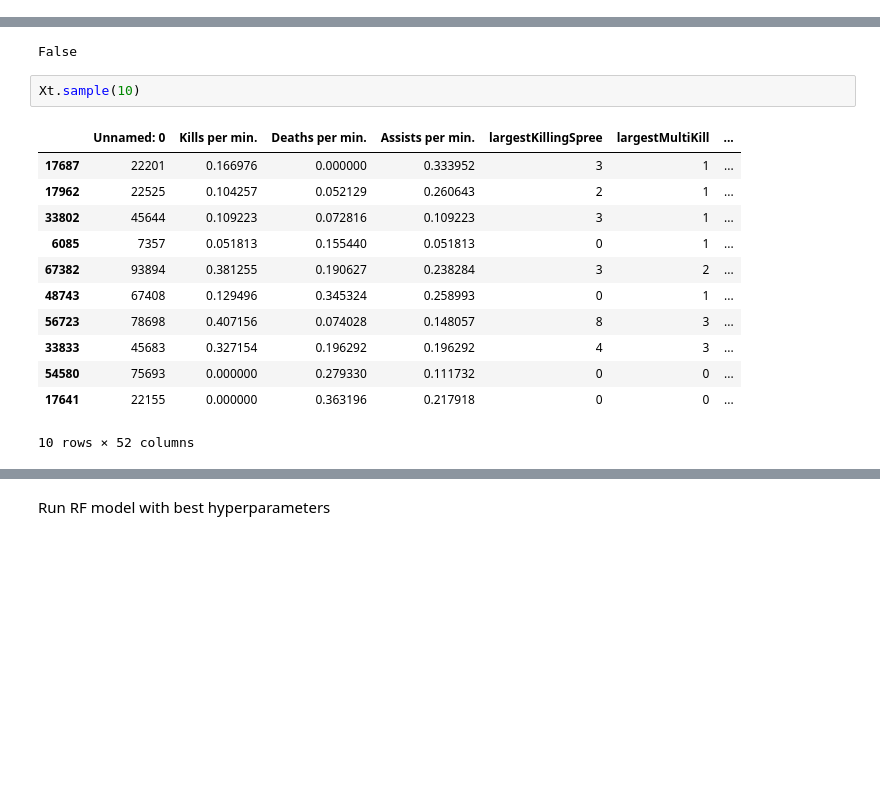
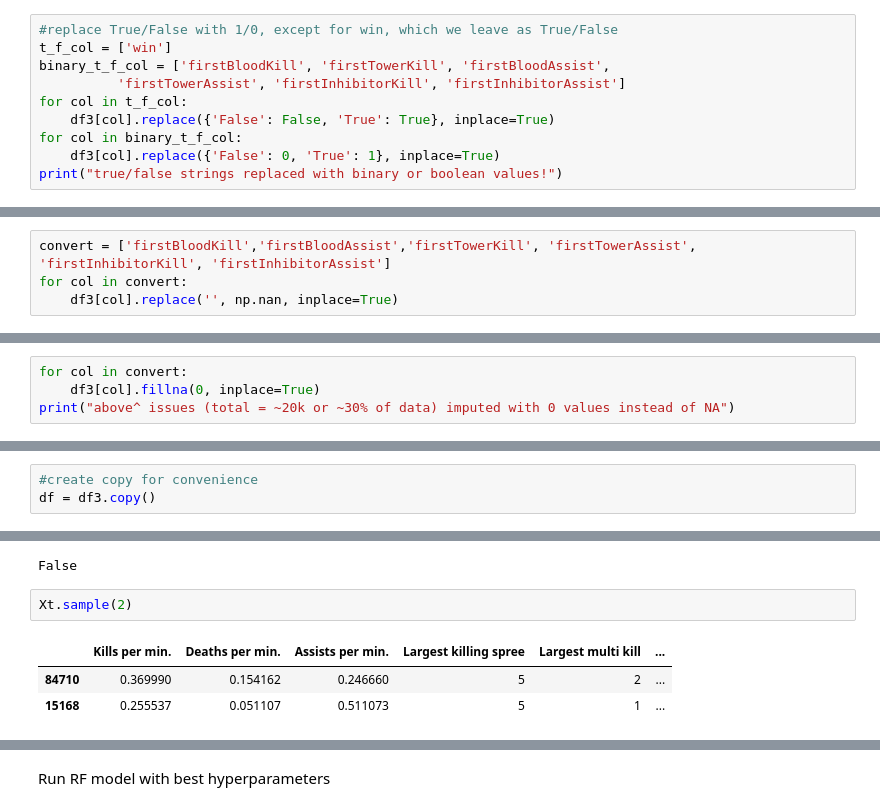
Before and after one commit to yi-ye-zhi-qiu/liam.gg, a Jupyter notebook: analysis.ipynb, the cells around one changed output, grey strips where cells are left out. Cells and saved outputs as stored; diff of their text form; blank space fills up the shorter version.

```diff
--- a/analysis.ipynb
+++ b/analysis.ipynb
@@ -364,0 +182,10 @@ X_.columns = feature_names
+# %%
+#replace True/False with 1/0, except for win, which we leave as True/False
+t_f_col = ['win']
+binary_t_f_col = ['firstBloodKill', 'firstTowerKill', 'firstBloodAssist',
+          'firstTowerAssist', 'firstInhibitorKill', 'firstInhibitorAssist']
+for col in t_f_col:
+    df3[col].replace({'False': False, 'True': True}, inplace=True)
+for col in binary_t_f_col:
+    df3[col].replace({'False': 0, 'True': 1}, inplace=True)
+print("true/false strings replaced with binary or boolean values!")
@@ -364,0 +218,4 @@ X_.columns = feature_names
+# %%
+convert = ['firstBloodKill','firstBloodAssist','firstTowerKill', 'firstTowerAssist', 'firstInhibitorKill', 'firstInhibitorAssist']
+for col in convert:
+    df3[col].replace('', np.nan, inplace=True)
@@ -364,0 +252,4 @@ X_.columns = feature_names
+# %%
+for col in convert:
+    df3[col].fillna(0, inplace=True)
+print("above^ issues (total = ~20k or ~30% of data) imputed with 0 values instead of NA")
@@ -364,0 +274,3 @@ X_.columns = feature_names
+# %%
+#create copy for convenience
+df = df3.copy()
@@ -371,20 +388,11 @@ Xt.isnull().values.any()
 # %% [output]
 False
 # %%
-Xt.sample(10)
+Xt.sample(2)
 # %% [output]
-|  | Unnamed: 0 | Kills per min. | Deaths per min. | Assists per min. | largestKillingSpree | largestMultiKill | ... |
-| 17687 | 22201 | 0.166976 | 0.000000 | 0.333952 | 3 | 1 | ... |
-| 17962 | 22525 | 0.104257 | 0.052129 | 0.260643 | 2 | 1 | ... |
-| 33802 | 45644 | 0.109223 | 0.072816 | 0.109223 | 3 | 1 | ... |
-| 6085 | 7357 | 0.051813 | 0.155440 | 0.051813 | 0 | 1 | ... |
-| 67382 | 93894 | 0.381255 | 0.190627 | 0.238284 | 3 | 2 | ... |
-| 48743 | 67408 | 0.129496 | 0.345324 | 0.258993 | 0 | 1 | ... |
-| 56723 | 78698 | 0.407156 | 0.074028 | 0.148057 | 8 | 3 | ... |
-| 33833 | 45683 | 0.327154 | 0.196292 | 0.196292 | 4 | 3 | ... |
-| 54580 | 75693 | 0.000000 | 0.279330 | 0.111732 | 0 | 0 | ... |
-| 17641 | 22155 | 0.000000 | 0.363196 | 0.217918 | 0 | 0 | ... |
+|  | Kills per min. | Deaths per min. | Assists per min. | Largest killing spree | Largest multi kill | ... |
+| 84710 | 0.369990 | 0.154162 | 0.246660 | 5 | 2 | ... |
+| 15168 | 0.255537 | 0.051107 | 0.511073 | 5 | 1 | ... |
-10 rows × 52 columns
 # %%
 print("# of observations in X_train dataset: ",Xt.shape)
 print("# of observations in y_train dataset: ",yt.shape)
```
Also changed, not shown: parts of 89 cells of this notebook, 3 other files.
